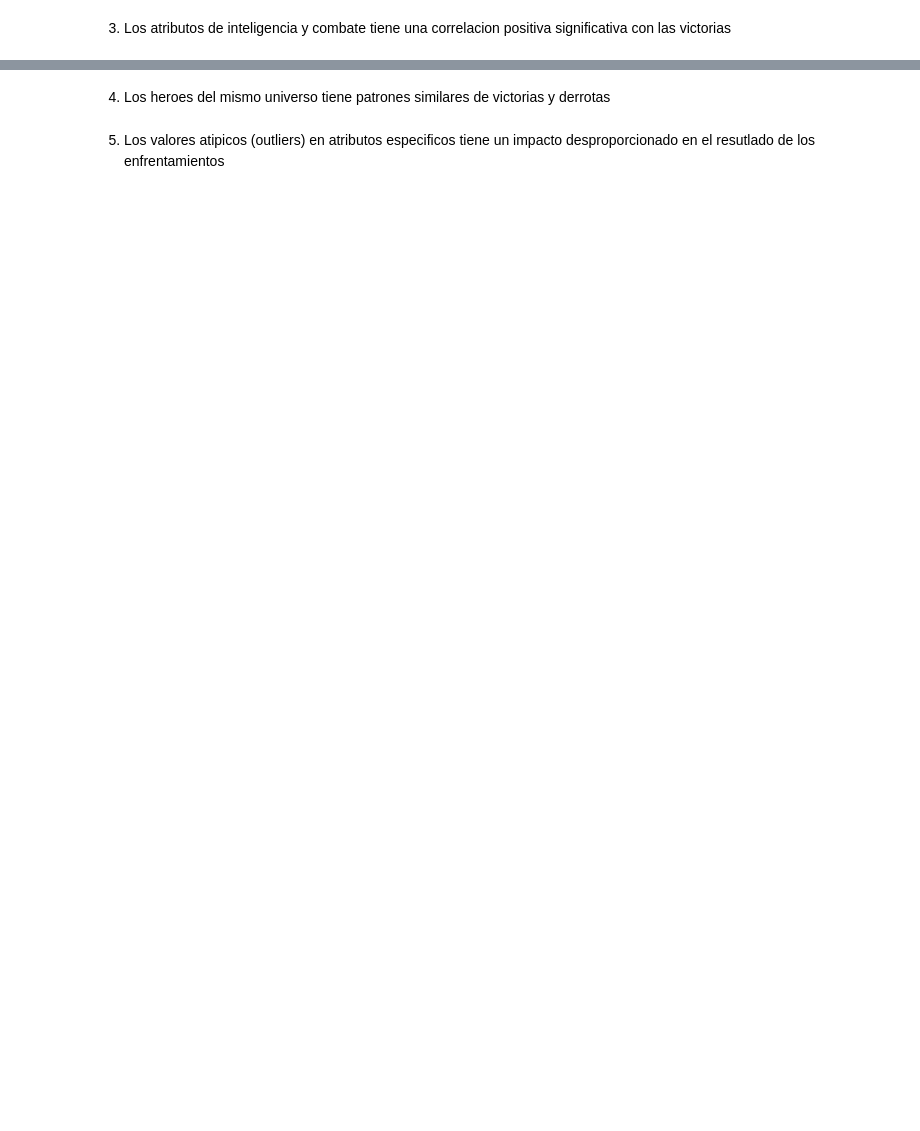
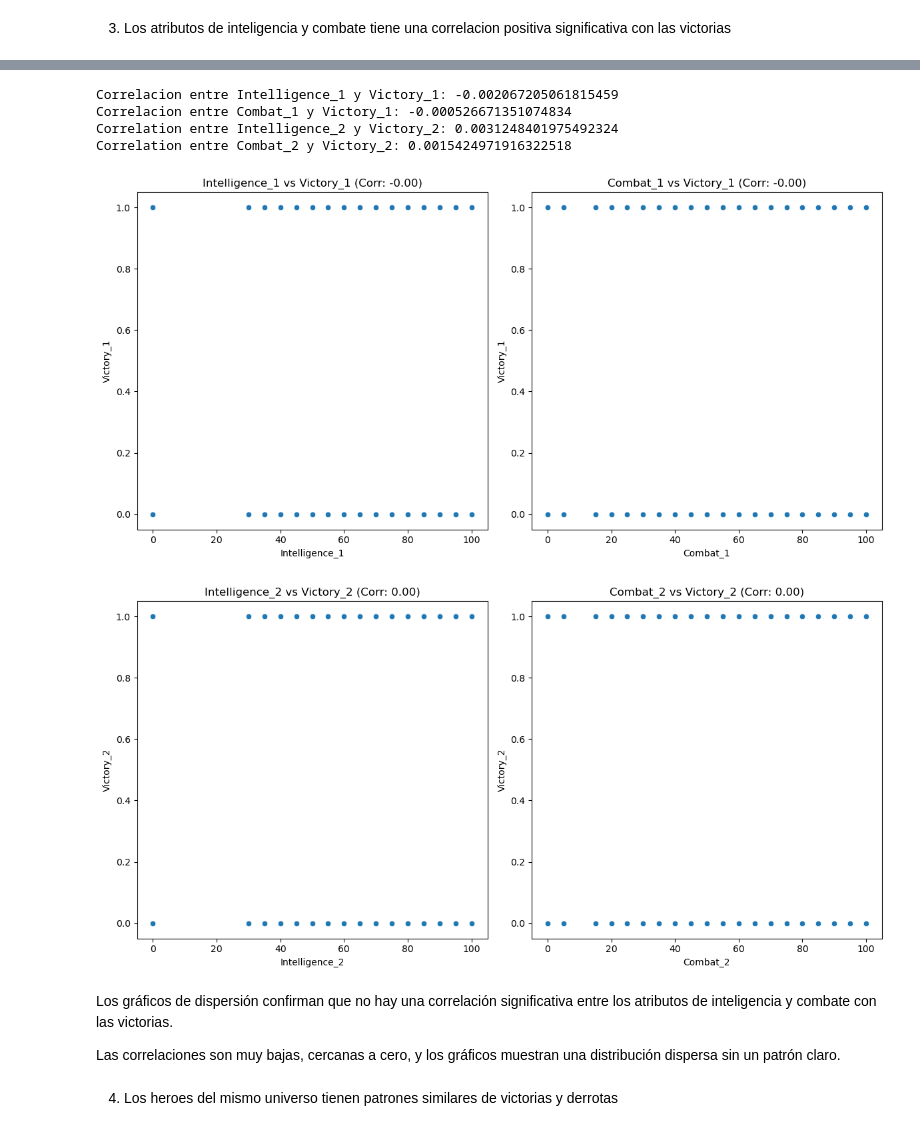
Before and after one commit to Lokhy87/Proyecto-Machine-Learning, a Jupyter notebook: EDA.ipynb, the cells around one changed output, grey strips where cells are left out. Cells and saved outputs as stored; diff of their text form; code cells hidden in the pictures; blank space fills up the shorter version.

```diff
--- a/EDA.ipynb
+++ b/EDA.ipynb
@@ -460,4 +746,60 @@ for atributo in atributos:
+# %%
+from scipy.stats import pearsonr
+
+# Create a victory column for each hero
+df_comics_pelis['Victory_1'] = (df_comics_pelis['Resultado_Combinado'] == 1).astype(int)
+df_comics_pelis['Victory_2'] = (df_comics_pelis['Resultado_Combinado'] == 2).astype(int)
+
+# Calculate the correlations
+intelligence_1_corr, _ = pearsonr(df_comics_pelis['Intelligence_1'], df_comics_pelis['Victory_1'])
+combat_1_corr, _ = pearsonr(df_comics_pelis['Combat_1'], df_comics_pelis['Victory_1'])
+
+intelligence_2_corr, _ = pearsonr(df_comics_pelis['Intelligence_2'], df_comics_pelis['Victory_2'])
+combat_2_corr, _ = pearsonr(df_comics_pelis['Combat_2'], df_comics_pelis['Victory_2'])
+
+# Display the correlations
+print(f"Correlacion entre Intelligence_1 y Victory_1: {intelligence_1_corr}")
+print(f"Correlacion entre Combat_1 y Victory_1: {combat_1_corr}")
+print(f"Correlation entre Intelligence_2 y Victory_2: {intelligence_2_corr}")
+print(f"Correlation entre Combat_2 y Victory_2: {combat_2_corr}")
+# %% [output]
+Correlacion entre Intelligence_1 y Victory_1: -0.002067205061815459
+Correlacion entre Combat_1 y Victory_1: -0.000526671351074834
+Correlation entre Intelligence_2 y Victory_2: 0.0031248401975492324
+Correlation entre Combat_2 y Victory_2: 0.0015424971916322518
+# %%
+# Plotting the correlations
+plt.figure(figsize=(12, 6))
+
+plt.subplot(1, 2, 1)
+sns.scatterplot(x='Intelligence_1', y='Victory_1', data=df_comics_pelis)
+plt.title(f'Intelligence_1 vs Victory_1 (Corr: {intelligence_1_corr:.2f})')
+
+plt.subplot(1, 2, 2)
+sns.scatterplot(x='Combat_1', y='Victory_1', data=df_comics_pelis)
+plt.title(f'Combat_1 vs Victory_1 (Corr: {combat_1_corr:.2f})')
+
+plt.tight_layout()
+plt.show()
+
+plt.figure(figsize=(12, 6))
+
+plt.subplot(1, 2, 1)
+sns.scatterplot(x='Intelligence_2', y='Victory_2', data=df_comics_pelis)
+plt.title(f'Intelligence_2 vs Victory_2 (Corr: {intelligence_2_corr:.2f})')
+
+plt.subplot(1, 2, 2)
+sns.scatterplot(x='Combat_2', y='Victory_2', data=df_comics_pelis)
+plt.title(f'Combat_2 vs Victory_2 (Corr: {combat_2_corr:.2f})')
+
+plt.tight_layout()
+plt.show()
+# %% [output]
+[figure, added]
+[figure, added]
+# %% [markdown]
+Los gráficos de dispersión confirman que no hay una correlación significativa entre los atributos de inteligencia y combate con las victorias.
+
+Las correlaciones son muy bajas, cercanas a cero, y los gráficos muestran una distribución dispersa sin un patrón claro.
 # %% [markdown]
-4. Los heroes del mismo universo tiene patrones similares de victorias y derrotas
+4. Los heroes del mismo universo tienen patrones similares de victorias y derrotas
-# %% [markdown]
-5. Los valores atipicos (outliers) en atributos especificos tiene un impacto desproporcionado en el resutlado de los enfrentamientos
```
Also changed, not shown: parts of 43 cells of this notebook, 1 other file.
